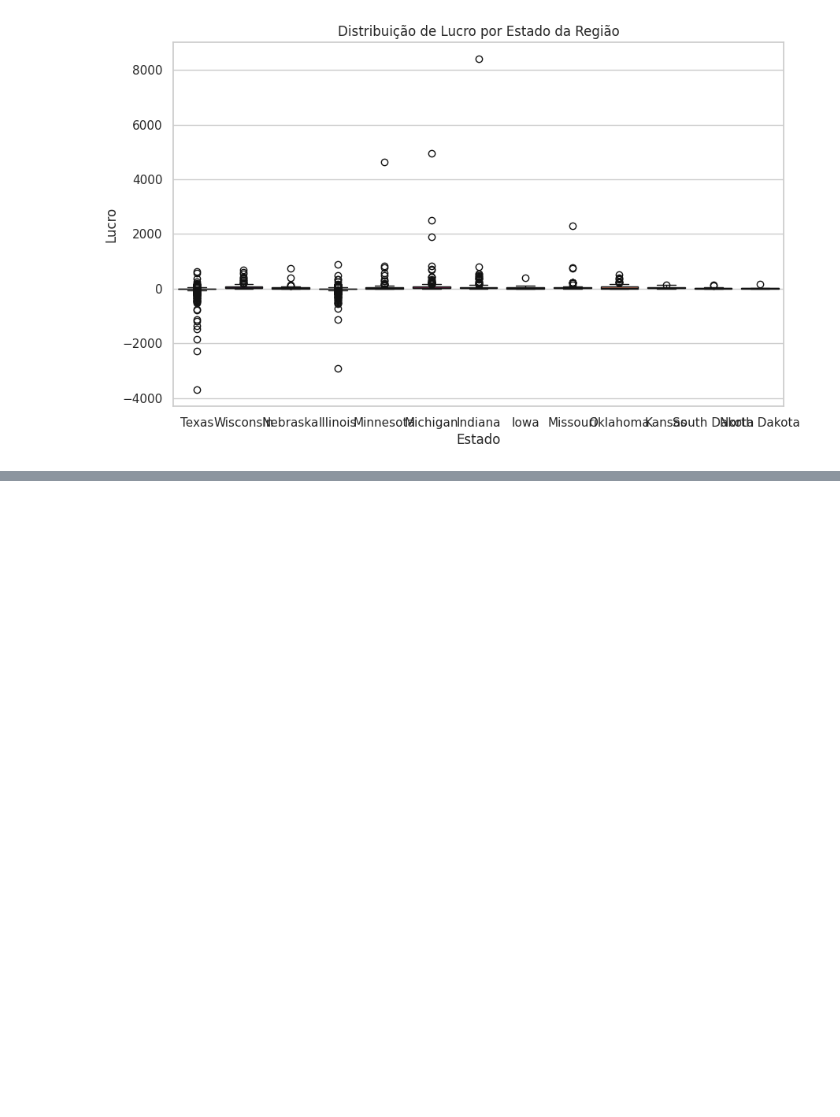
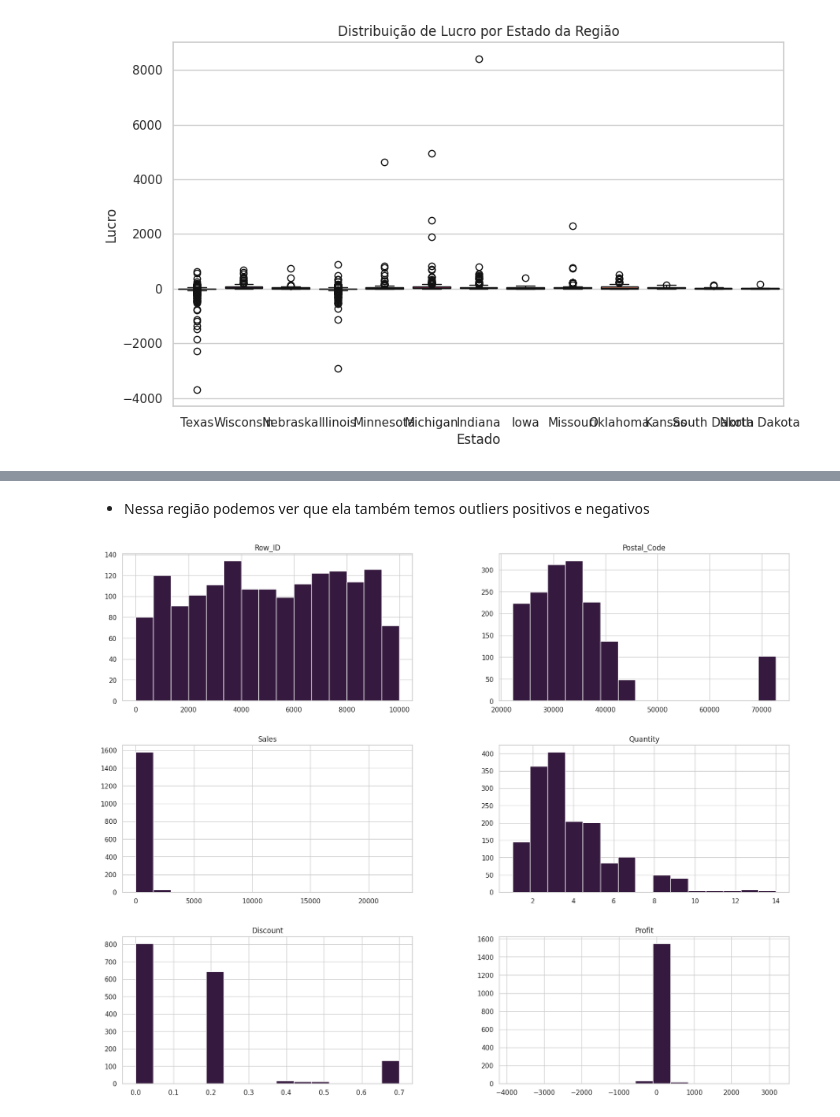
Before and after one commit to Ronaldo-Junior1/analise-dados-supermercado, a Jupyter notebook: Analise_base_supermercadoTeste.ipynb, the cells around one changed output, grey strips where cells are left out. Saved outputs shown, nothing was run; the diff lists cells and outputs as text; code cells hidden in the pictures; blank space fills up the shorter version.

```diff
--- a/Analise_base_supermercadoTeste.ipynb
+++ b/Analise_base_supermercadoTeste.ipynb
@@ -517,0 +551,6 @@ Passing `palette` without assigning `hue` is deprecated and will be removed in v
+# %%
+#. Filtrando apenas os dados referentes a região South para um melhor estudo
+df_south = df[df['Region'] == 'South']
+
+#. Exibindo uma parte das informações do novo DataFrame criado
+df_south.head(5)
@@ -517,0 +585,6 @@ Passing `palette` without assigning `hue` is deprecated and will be removed in v
+# %% [markdown]
+- Nessa região podemos ver que ela também temos outliers positivos e negativos
+# %%
+df_south.hist(bins=15, figsize=(20,16));
+# %% [output]
+[figure, added]
```
Also changed, not shown: parts of 30 cells of this notebook.
